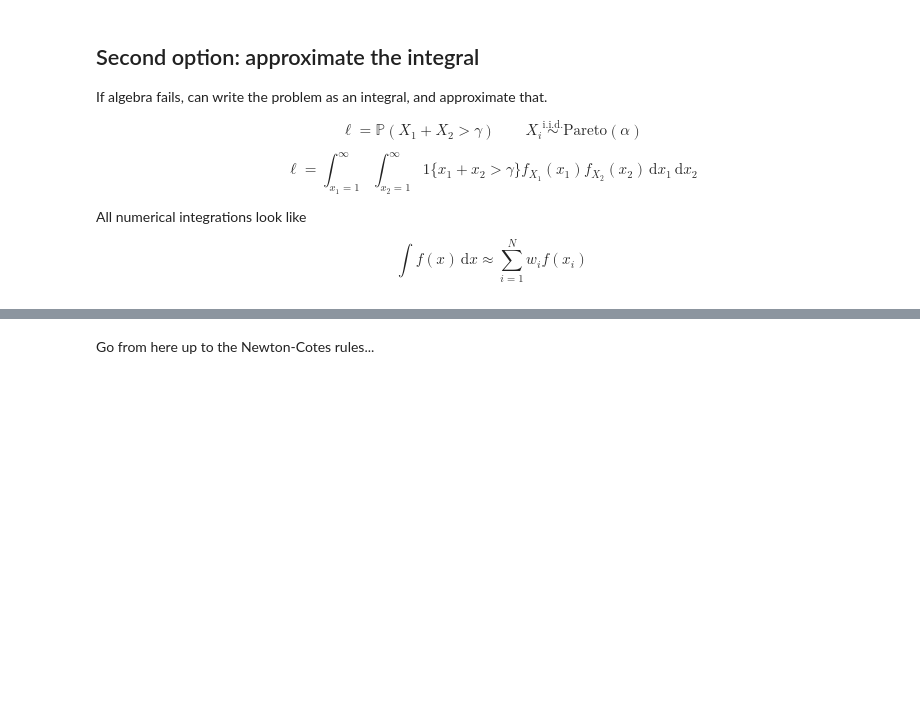
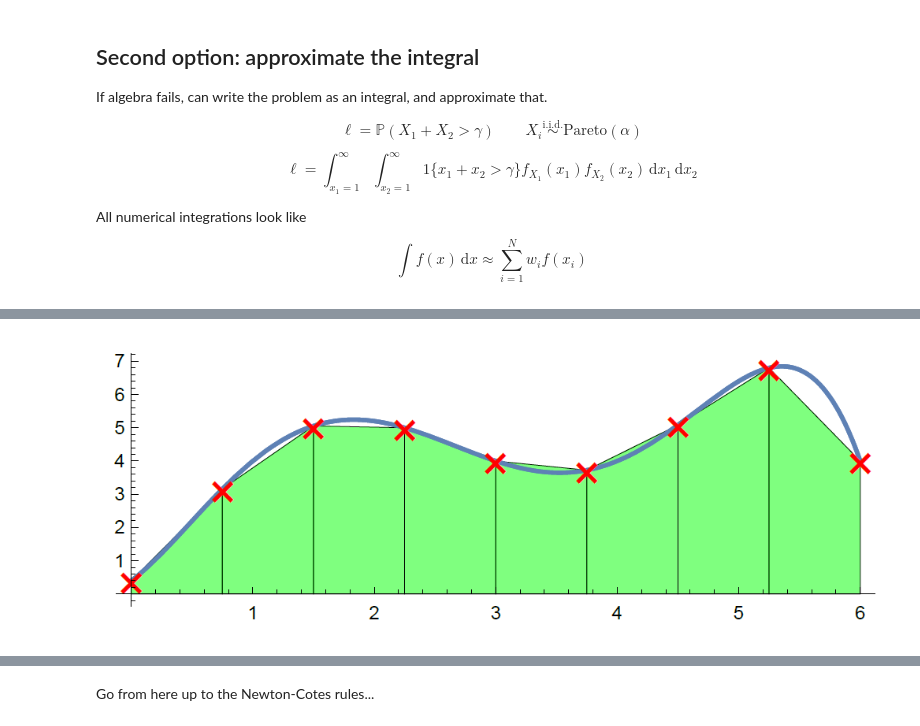
Before and after one commit to Pat-Laub/rare-events, a Jupyter notebook: slides/l1.ipynb, the cells around one changed output, grey strips where cells are left out. Saved outputs shown, nothing was run; the diff lists cells and outputs as text; code cells hidden in the pictures; blank space fills up the shorter version.

```diff
--- a/slides/l1.ipynb
+++ b/slides/l1.ipynb
@@ -217,2 +218,6 @@ $$ \int_a^b f(x) \,\mathrm{d} x \approx \sum_{i=1}^{n-1} \frac{ f(x_i) + f(x_{i+
+# %%
+Image("trapezoidal.png")
+# %% [output]
+[figure, added]
 # %% [markdown]
 #### Simpson's rule approximation
```
Also changed, not shown: parts of 6 cells of this notebook, 5 other files.
